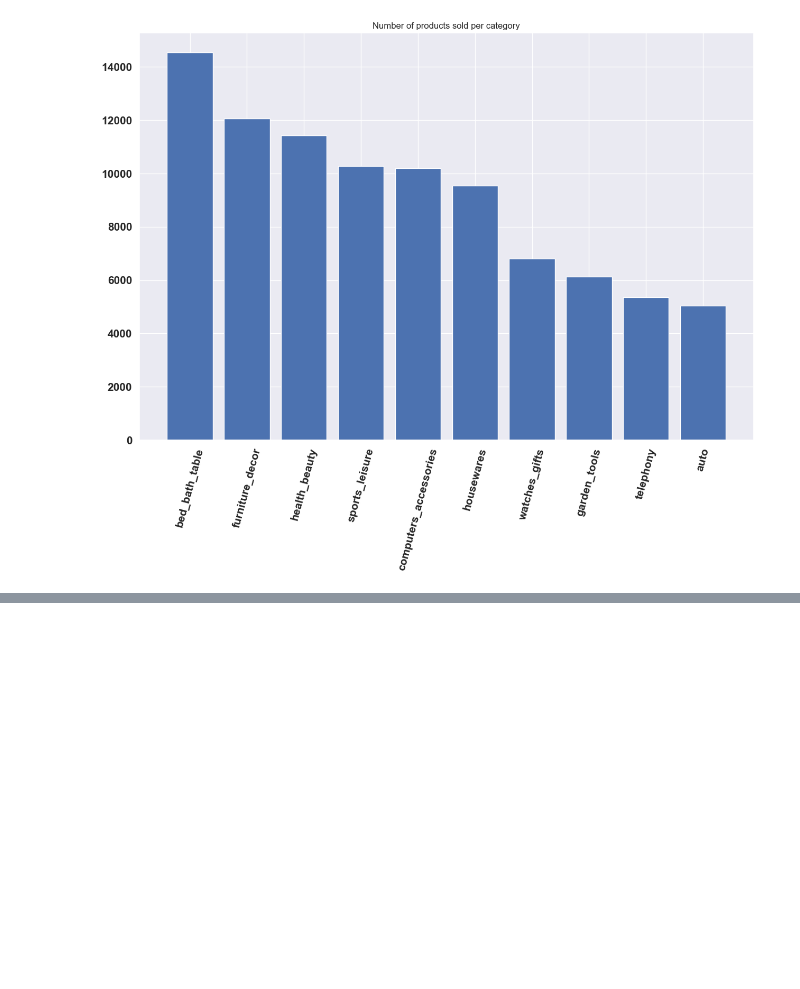
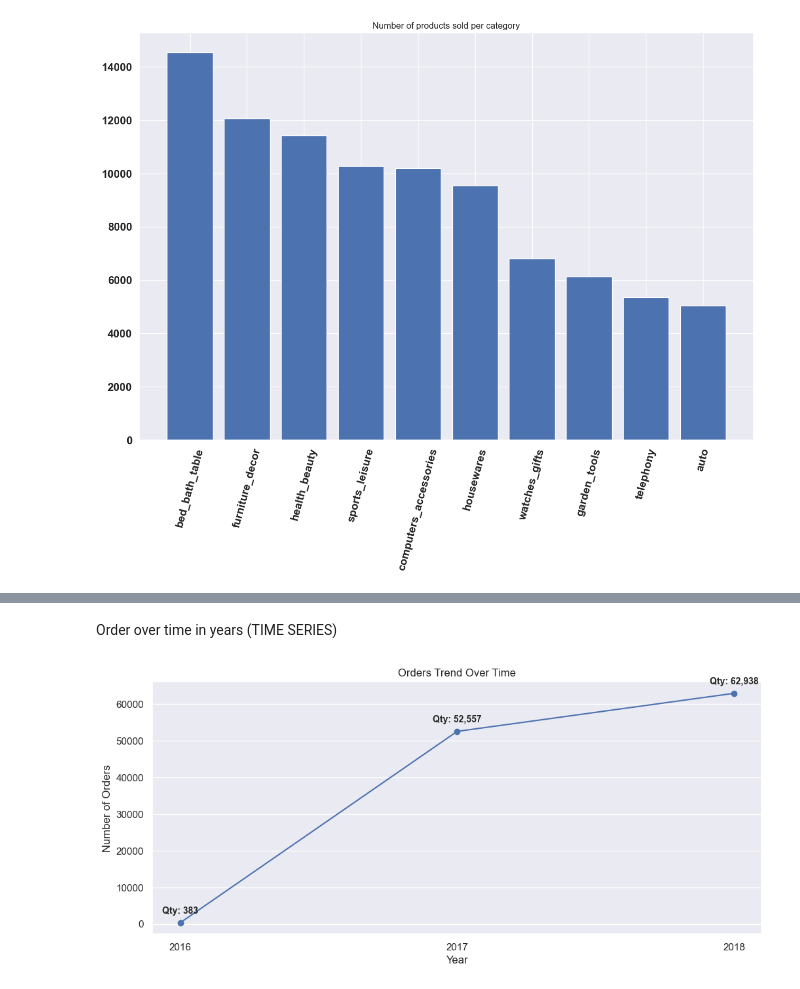
Before and after one commit to SauhardSHukla/Business_Analytics, a Jupyter notebook: Ecommerce_customer_segmentation/Customer.ipynb, the cells around one changed output, grey strips where cells are left out. Saved outputs shown, nothing was run; the diff lists cells and outputs as text; code cells hidden in the pictures; blank space fills up the shorter version.

```diff
--- a/Ecommerce_customer_segmentation/Customer.ipynb
+++ b/Ecommerce_customer_segmentation/Customer.ipynb
@@ -226,0 +243,35 @@ plt.show()
+# %% [markdown]
+Order over time in years (TIME SERIES)
+# %%
+import locale
+# Convert to datetime, handling errors
+df['order_over_time'] = pd.to_datetime(df['order_purchase_timestamp'], errors='coerce')
+
+# Drop rows where conversion failed
+df = df.dropna(subset=['order_over_time'])
+
+# Group by year
+order_per_year = df['order_over_time'].dt.year.value_counts().sort_index()
+# orders_per_day = df.groupby(df['order_over_time'].dt.year).size()
+
+locale.setlocale(locale.LC_ALL,'en_IN.UTF-8')
+
+# Plot
+plt.figure(figsize=(12, 5))
+plt.plot(order_per_year.index, order_per_year.values, marker='o', linestyle='-', color='b')
+
+# Add labels on each point
+for x, y in zip(order_per_year.index, order_per_year.values):
+    plt.text(x, y+2000, f'Qty: {locale.format_string('%d',y,grouping=True)}'
+            , ha='center', va='bottom', fontsize=10, fontweight='bold')
+
+# Labels & Title
+plt.xlabel("Year")
+plt.ylabel("Number of Orders")
+plt.title("Orders Trend Over Time")
+plt.xticks(order_per_year.index)
+plt.grid(axis='x')
+
+plt.show()
+# %% [output]
+[figure, added]
```
Also changed, not shown: parts of 4 cells of this notebook, 1 other file.
